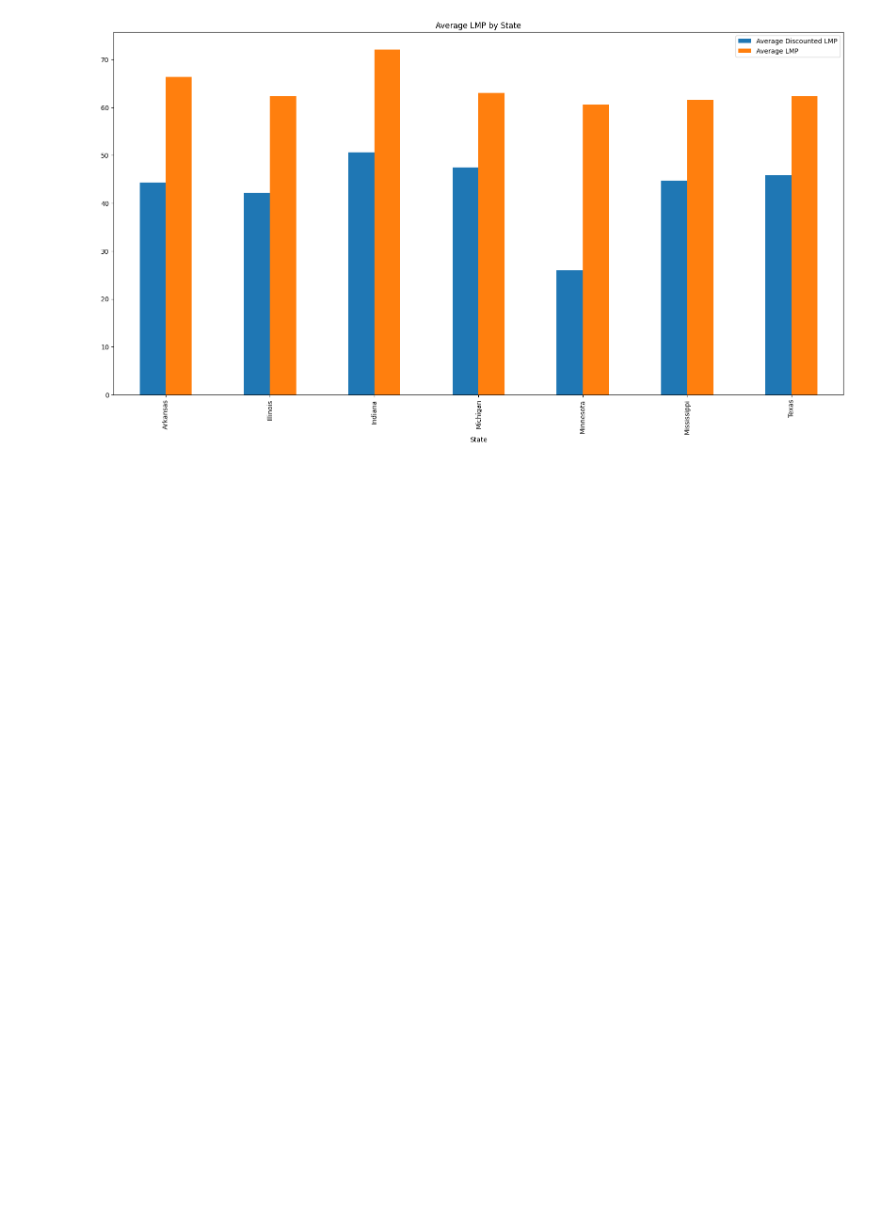
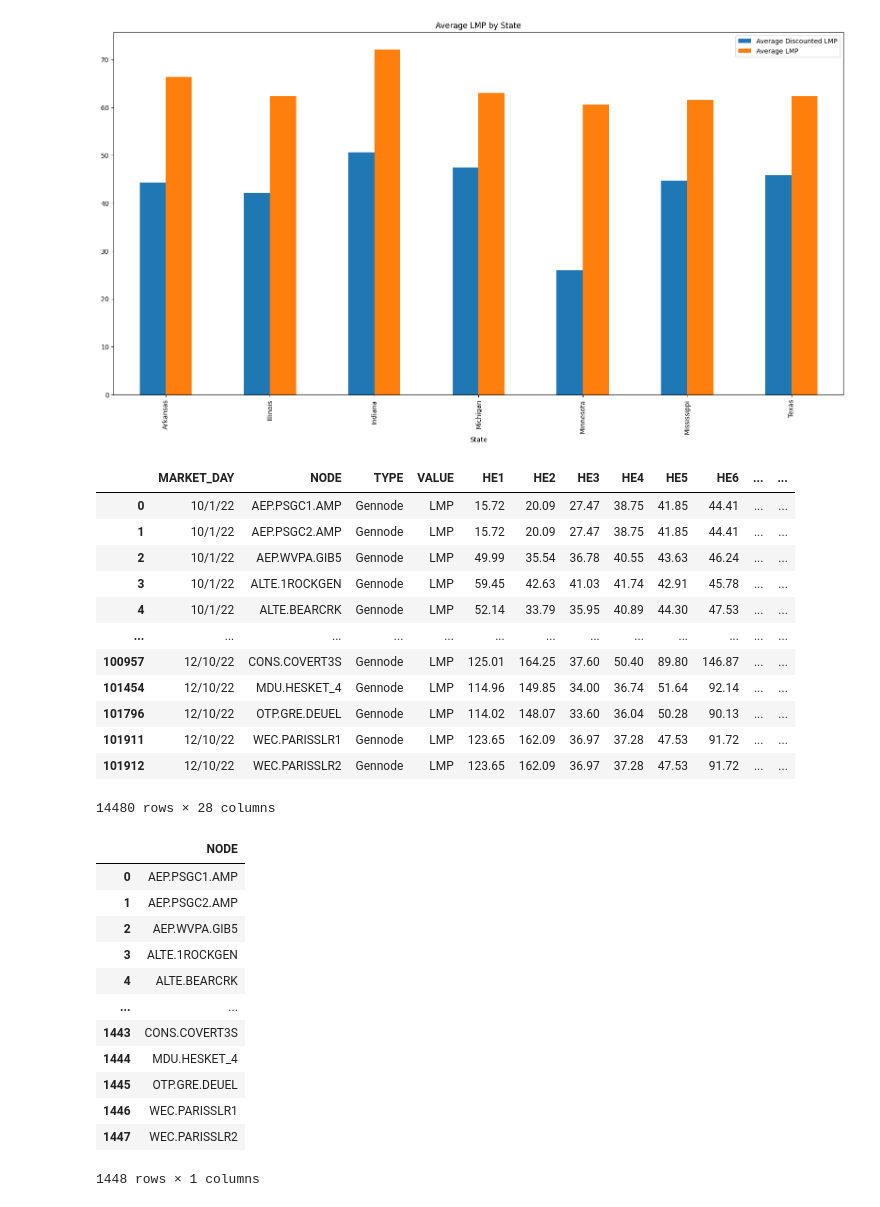
Before and after one commit to smorse93/Energy-Modeling, a Jupyter notebook: main.ipynb, the cells around one changed output. Drawn from its saved outputs; the diff is of its cells as text; code cells hidden in the pictures; blank space fills up the shorter version.

Commit message:
making it work for the MISO gennode prices

```diff
--- a/main.ipynb
+++ b/main.ipynb
@@ -187,3 +175,44 @@ dfHUBAverages.plot(x='State', y=['Average Discounted LMP', 'Average LMP'], kind=
 # %% [output]
 <AxesSubplot:title={'center':'Average LMP by State'}, xlabel='State'>
 [figure]
+# %%
+
+dfNodesOctDec = pd.read_csv('Data/2022_Oct-Dec_RT_LMPs_Cleaned.csv')
+# %%
+#group by NODE
+dfNodesOctDecGroup = dfNodesOctDec.groupby('NODE')
+#show first 10 rows of dfNodesOctDecGroup
+display(dfNodesOctDecGroup.head(10))
+
+#create list of nodes
+ListOfNodes = dfNodesOctDec['NODE'].unique()
+
+dfListOfNodes = pd.DataFrame(ListOfNodes, columns=['NODE'])
+display(dfListOfNodes)
+# %% [output]
+|  | MARKET_DAY | NODE | TYPE | VALUE | HE1 | HE2 | HE3 | HE4 | HE5 | HE6 | ... | ... |
+| 0 | 10/1/22 | AEP.PSGC1.AMP | Gennode | LMP | 15.72 | 20.09 | 27.47 | 38.75 | 41.85 | 44.41 | ... | ... |
+| 1 | 10/1/22 | AEP.PSGC2.AMP | Gennode | LMP | 15.72 | 20.09 | 27.47 | 38.75 | 41.85 | 44.41 | ... | ... |
+| 2 | 10/1/22 | AEP.WVPA.GIB5 | Gennode | LMP | 49.99 | 35.54 | 36.78 | 40.55 | 43.63 | 46.24 | ... | ... |
+| 3 | 10/1/22 | ALTE.1ROCKGEN | Gennode | LMP | 59.45 | 42.63 | 41.03 | 41.74 | 42.91 | 45.78 | ... | ... |
+| 4 | 10/1/22 | ALTE.BEARCRK | Gennode | LMP | 52.14 | 33.79 | 35.95 | 40.89 | 44.30 | 47.53 | ... | ... |
+| ... | ... | ... | ... | ... | ... | ... | ... | ... | ... | ... | ... | ... |
+| 100957 | 12/10/22 | CONS.COVERT3S | Gennode | LMP | 125.01 | 164.25 | 37.60 | 50.40 | 89.80 | 146.87 | ... | ... |
+| 101454 | 12/10/22 | MDU.HESKET_4 | Gennode | LMP | 114.96 | 149.85 | 34.00 | 36.74 | 51.64 | 92.14 | ... | ... |
+| 101796 | 12/10/22 | OTP.GRE.DEUEL | Gennode | LMP | 114.02 | 148.07 | 33.60 | 36.04 | 50.28 | 90.13 | ... | ... |
+| 101911 | 12/10/22 | WEC.PARISSLR1 | Gennode | LMP | 123.65 | 162.09 | 36.97 | 37.28 | 47.53 | 91.72 | ... | ... |
+| 101912 | 12/10/22 | WEC.PARISSLR2 | Gennode | LMP | 123.65 | 162.09 | 36.97 | 37.28 | 47.53 | 91.72 | ... | ... |
+14480 rows × 28 columns
+|  | NODE |
+| 0 | AEP.PSGC1.AMP |
+| 1 | AEP.PSGC2.AMP |
+| 2 | AEP.WVPA.GIB5 |
+| 3 | ALTE.1ROCKGEN |
+| 4 | ALTE.BEARCRK |
+| ... | ... |
+| 1443 | CONS.COVERT3S |
+| 1444 | MDU.HESKET_4 |
+| 1445 | OTP.GRE.DEUEL |
+| 1446 | WEC.PARISSLR1 |
+| 1447 | WEC.PARISSLR2 |
+1448 rows × 1 columns
```
Also changed, not shown: parts of 3 cells of this notebook, 2 other files.
